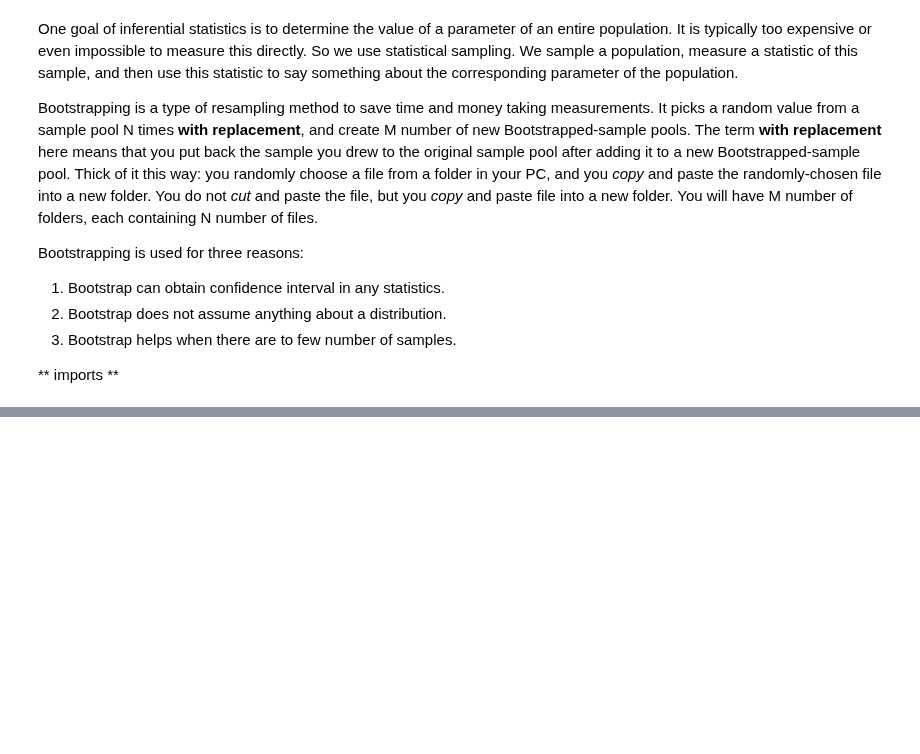
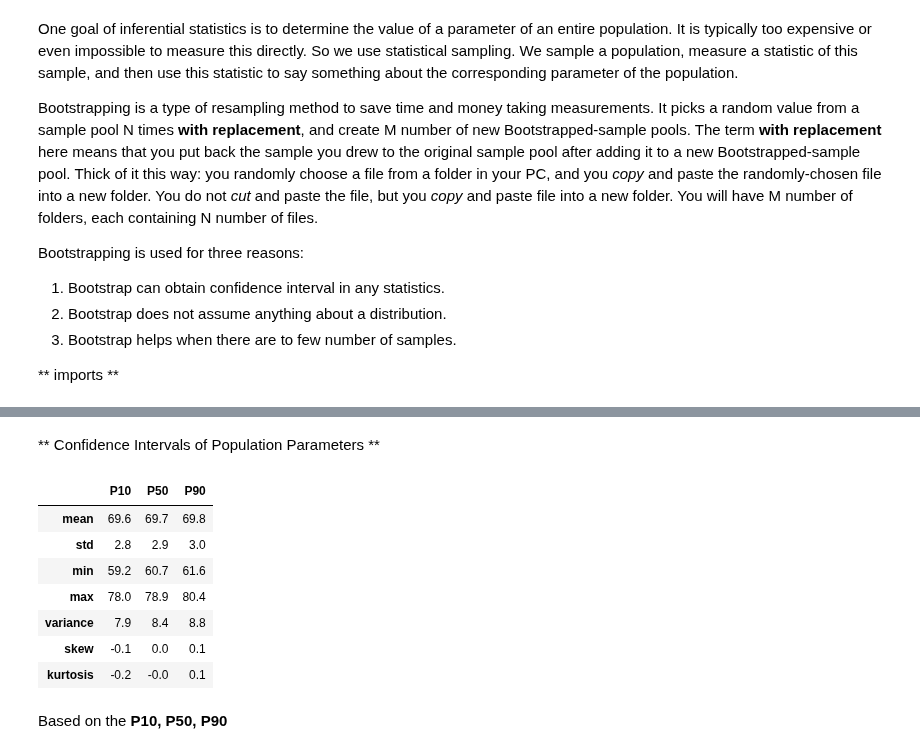
Before and after one commit to aegis4048/Petroleum_Engineering, a Jupyter notebook: Data Analysis/Uncertainty Modeling with Bootstrap Simulation.ipynb, the cells around one changed output, grey strips where cells are left out. Drawn from its saved outputs; the diff is of its cells as text; code cells hidden in the pictures; blank space fills up the shorter version.

```diff
--- a/Data Analysis/Uncertainty Modeling with Bootstrap Simulation.ipynb
+++ b/Data Analysis/Uncertainty Modeling with Bootstrap Simulation.ipynb
@@ -35,0 +174,17 @@ From the U.S. Census Bureau, you obtained the mean and standard deviation values
+# %% [markdown]
+** Confidence Intervals of Population Parameters **
+# %%
+conf_int = df_male_summary.describe(percentiles=[0.1, 0.5, 0.9]).iloc[4:7, :].T
+conf_int.columns = ['P10', 'P50', 'P90']
+conf_int.round(1)
+# %% [output]
+|  | P10 | P50 | P90 |
+| mean | 69.6 | 69.7 | 69.8 |
+| std | 2.8 | 2.9 | 3.0 |
+| min | 59.2 | 60.7 | 61.6 |
+| max | 78.0 | 78.9 | 80.4 |
+| variance | 7.9 | 8.4 | 8.8 |
+| skew | -0.1 | 0.0 | 0.1 |
+| kurtosis | -0.2 | -0.0 | 0.1 |
+# %% [markdown]
+Based on the **P10, P50, P90**
```
Also changed, not shown: parts of 26 cells of this notebook.
